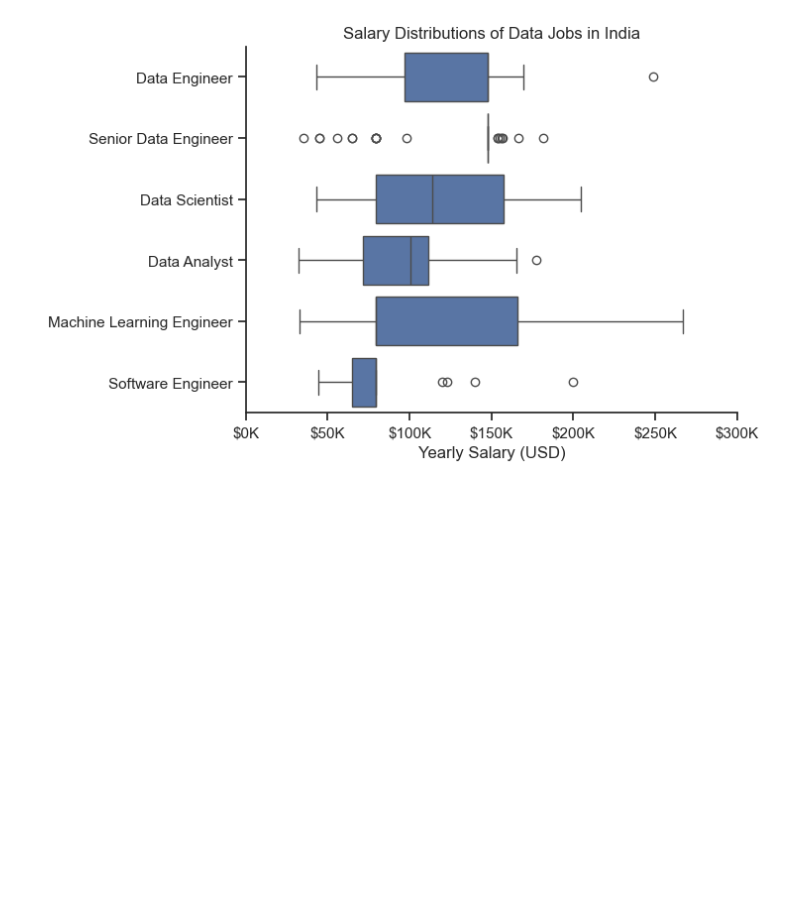
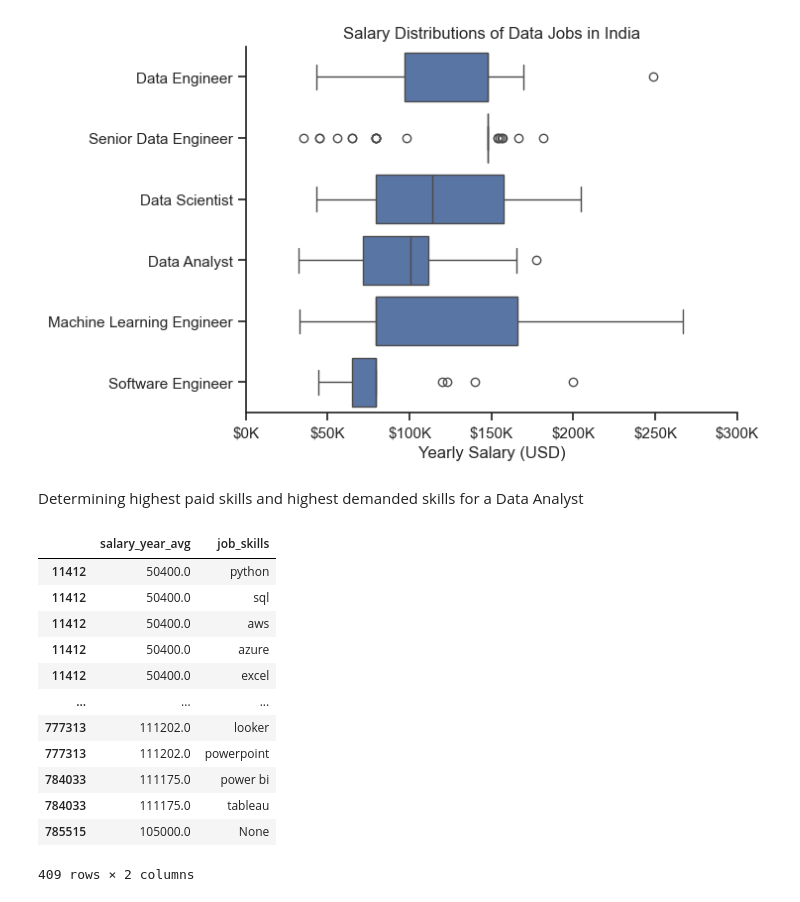
Before and after one commit to Prashant0594/python_data_projects, a Jupyter notebook: PROJECTS/3_salary_analysis.ipynb, the cells around one changed output. Saved outputs shown, nothing was run; the diff lists cells and outputs as text; code cells hidden in the pictures; blank space fills up the shorter version.

```diff
--- a/PROJECTS/3_salary_analysis.ipynb
+++ b/PROJECTS/3_salary_analysis.ipynb
@@ -54,3 +54,29 @@ plt.gca().xaxis.set_major_formatter(ticks_x)
 plt.show()
 # %% [output]
 [figure]
+# %% [markdown]
+Determining highest paid skills and highest demanded skills for a Data Analyst
+# %%
+# Only get data analyst jobs in India
+df_DA_ind = df[(df['job_title_short'] == 'Data Analyst') & (df['job_country'] == 'India')].copy()
+
+# Drop NaN values from the 'salary_year_avg' column for accurate visualization
+df_DA_ind = df_DA_ind.dropna(subset=['salary_year_avg'])
+
+df_DA_ind = df_DA_ind.explode('job_skills')
+
+df_DA_ind[['salary_year_avg', 'job_skills']]
+# %% [output]
+|  | salary_year_avg | job_skills |
+| 11412 | 50400.0 | python |
+| 11412 | 50400.0 | sql |
+| 11412 | 50400.0 | aws |
+| 11412 | 50400.0 | azure |
+| 11412 | 50400.0 | excel |
+| ... | ... | ... |
+| 777313 | 111202.0 | looker |
+| 777313 | 111202.0 | powerpoint |
+| 784033 | 111175.0 | power bi |
+| 784033 | 111175.0 | tableau |
+| 785515 | 105000.0 | None |
+409 rows × 2 columns
```
Also changed, not shown: parts of 4 cells of this notebook.
